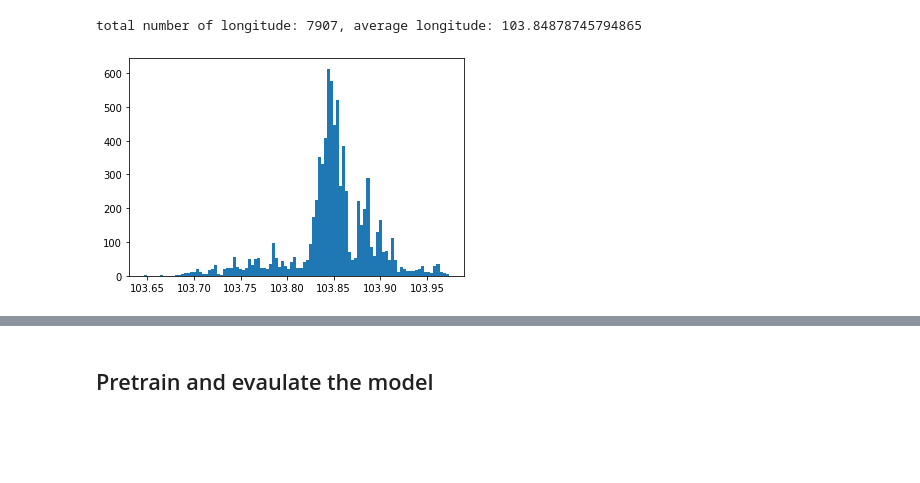
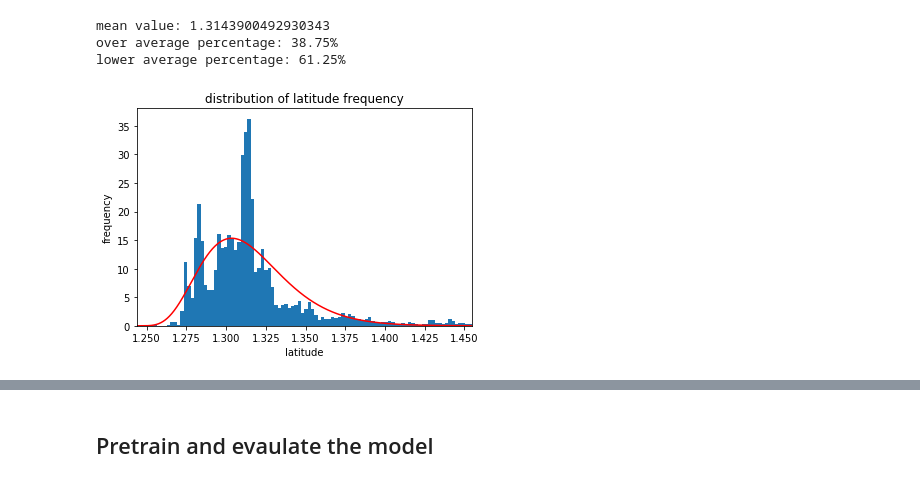
Before and after one commit to ReBachtr/Airbnb_data_analysis, a Jupyter notebook: code/singapore_lyf.ipynb, the cells around one changed output, grey strips where cells are left out. Drawn from its saved outputs; the diff is of its cells as text; code cells hidden in the pictures; blank space fills up the shorter version.

```diff
--- a/code/singapore_lyf.ipynb
+++ b/code/singapore_lyf.ipynb
@@ -57,6 +93,8 @@ total number of latitude: 7907, average latitude: 1.3141924649045151
-# %%
-print(f'total number of longitude: {len(lon)}, average longitude: {np.mean(lon)}')
-_,_,_ = plt.hist(lon, bins= 100)
-# %% [output]
-total number of longitude: 7907, average longitude: 103.84878745794865
-[figure, removed]
+# %%
+calculate_distribution(lat)
+fitting_freq_curve(lat, 'latitude', 'frequency',100)
+# %% [output]
+mean value: 1.3143900492930343
+over average percentage: 38.75%
+lower average percentage: 61.25%
+[figure, added]
```
Also changed, not shown: parts of 56 cells of this notebook.
